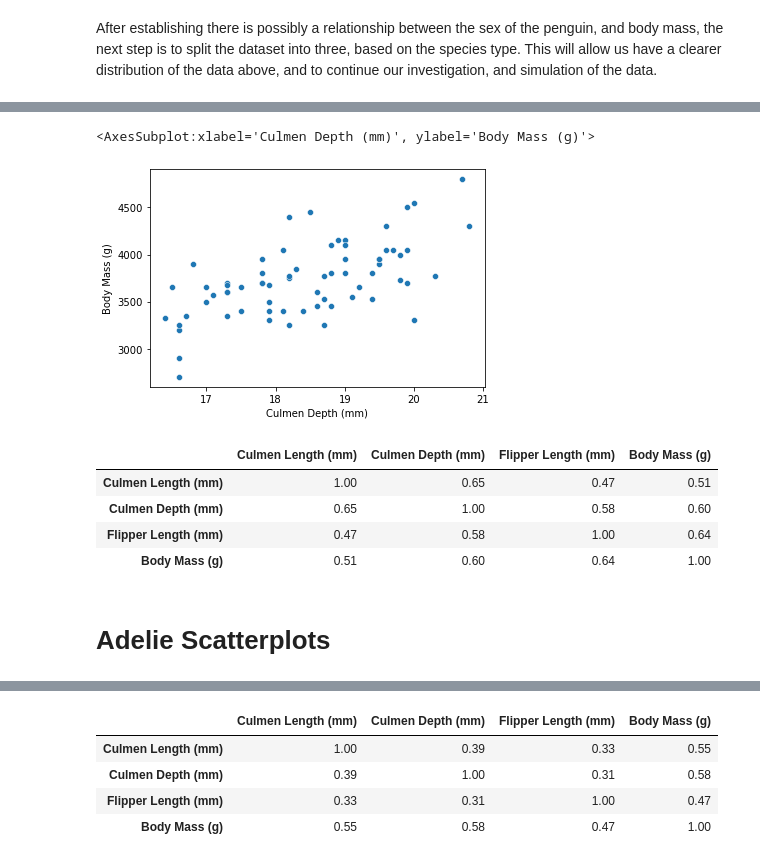
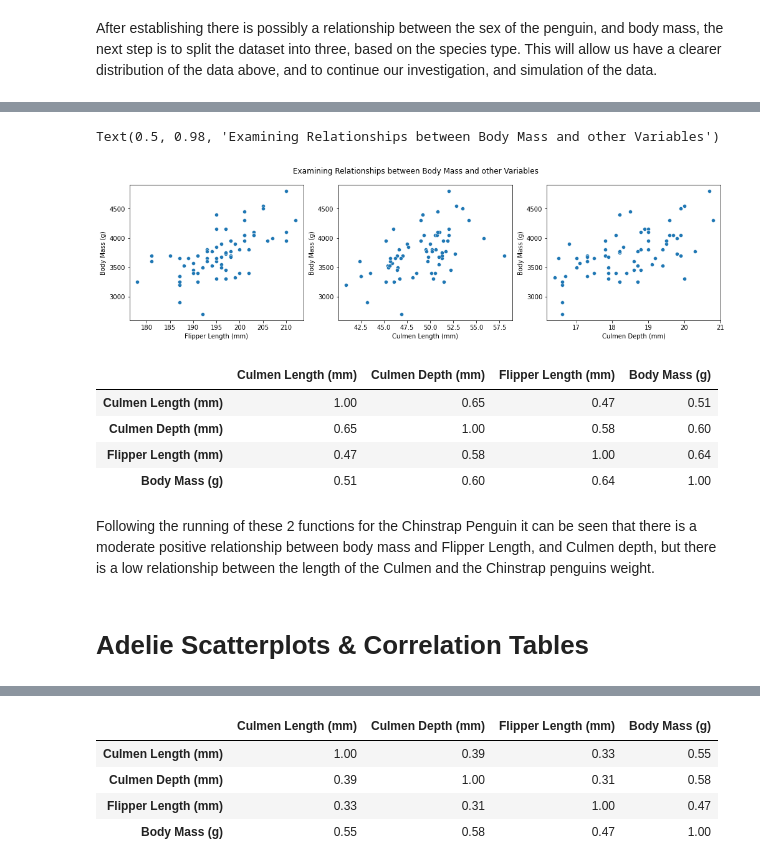
Before and after one commit to kaob1991/Programming-DA-project-1, a Jupyter notebook: Project.ipynb, the cells around one changed output, grey strips where cells are left out. Cells and saved outputs as stored; diff of their text form; code cells hidden in the pictures.

```diff
--- a/Project.ipynb
+++ b/Project.ipynb
@@ -140,8 +156,12 @@ sns.scatterplot(data= chinstrap_data, x="Culmen Length (mm)", y="Body Mass (g)")
-# %%
-sns.scatterplot(data= chinstrap_data, x="Culmen Depth (mm)", y="Body Mass (g)")
-# %% [output]
-<AxesSubplot:xlabel='Culmen Depth (mm)', ylabel='Body Mass (g)'>
-[figure, removed]
+# %%
+fig, axes  = plt.subplots(1, 3, figsize=(17, 4))
+sns.scatterplot(ax = axes[0], data= chinstrap_data, x="Flipper Length (mm)", y="Body Mass (g)")
+sns.scatterplot(ax= axes[1],data= chinstrap_data, x="Culmen Length (mm)", y="Body Mass (g)")
+sns.scatterplot(ax = axes [2],data= chinstrap_data, x="Culmen Depth (mm)", y="Body Mass (g)")
+plt.suptitle("Examining Relationships between Body Mass and other Variables")
+# %% [output]
+Text(0.5, 0.98, 'Examining Relationships between Body Mass and other Variables')
+[figure, added]
 # %%
 chinstrap_data.corr()
 # %% [output]
@@ -150,5 +170,7 @@ chinstrap_data.corr()
 | Culmen Depth (mm) | 0.65 | 1.00 | 0.58 | 0.60 |
 | Flipper Length (mm) | 0.47 | 0.58 | 1.00 | 0.64 |
 | Body Mass (g) | 0.51 | 0.60 | 0.64 | 1.00 |
+# %% [markdown]
+Following the running of these 2 functions for the Chinstrap Penguin it can be seen that there is a moderate positive relationship between body mass and Flipper Length, and Culmen depth, but there is a low relationship between the length of the Culmen and the Chinstrap penguins weight.
 # %% [markdown]
-# Adelie Scatterplots
+# Adelie Scatterplots & Correlation Tables
```
Also changed, not shown: parts of 36 cells of this notebook, 4 other files.
